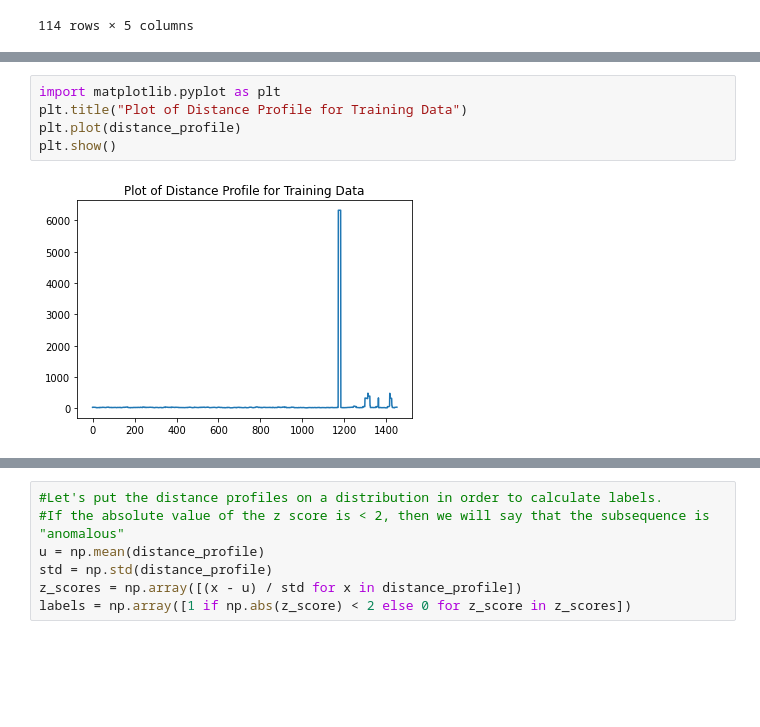
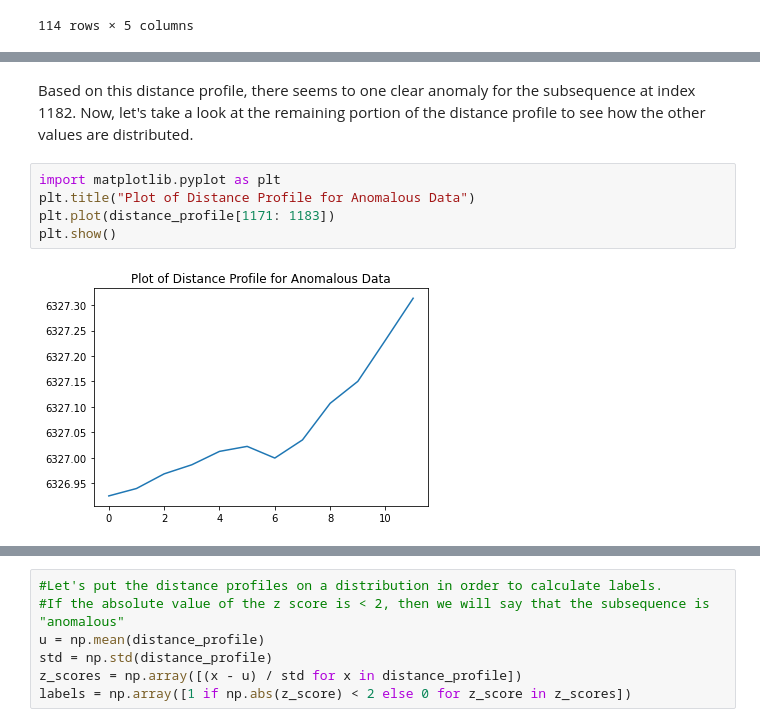
Before and after one commit to Ravi-Raghavan/ML_IOT_HW3, a Jupyter notebook: homework.ipynb, the cells around one changed output, grey strips where cells are left out. Drawn from its saved outputs; the diff is of its cells as text; blank space fills up the shorter version.

```diff
--- a/homework.ipynb
+++ b/homework.ipynb
@@ -973,7 +996,9 @@ distance_profile, index_profile
+# %% [markdown]
+Based on this distance profile, there seems to one clear anomaly for the subsequence at index 1182. Now, let's take a look at the remaining portion of the distance profile to see how the other values are distributed.
 # %%
 import matplotlib.pyplot as plt
-plt.title("Plot of Distance Profile for Training Data")
-plt.plot(distance_profile)
+plt.title("Plot of Distance Profile for Anomalous Data")
+plt.plot(distance_profile[1171: 1183])
 plt.show()
 # %% [output]
-[figure, old version]
+[figure, new version]
```
Also changed, not shown: parts of 41 cells of this notebook.
